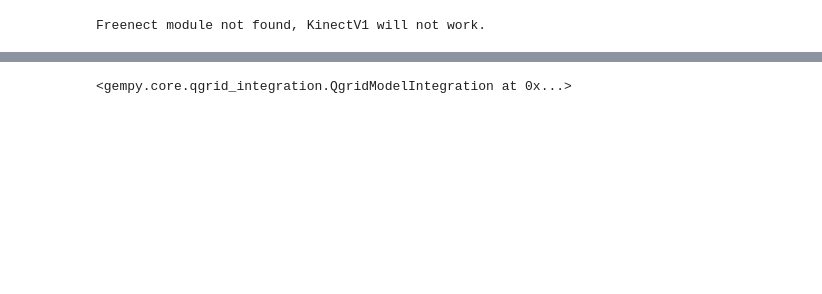
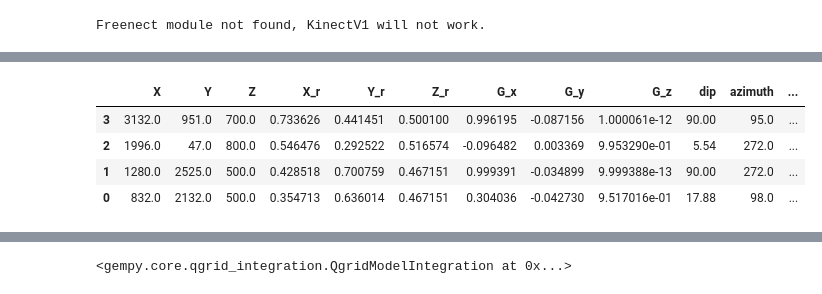
Before and after one commit to cgre-aachen/open_AR_Sandbox, a Jupyter notebook: notebooks/prototypes/model_construction_sandbox_Qgrid.ipynb, the cells around one changed output, grey strips where cells are left out. Cells and saved outputs as stored; diff of their text form; code cells hidden in the pictures; blank space fills up the shorter version.

```diff
--- a/notebooks/prototypes/model_construction_sandbox_Qgrid.ipynb
+++ b/notebooks/prototypes/model_construction_sandbox_Qgrid.ipynb
@@ -107,0 +444,2 @@ Fault colors changed. If you do not like this behavior, set change_color to Fals
+# %%
+geo_model.add_series(['Fault2'])
@@ -107,0 +510,12 @@ Fault colors changed. If you do not like this behavior, set change_color to Fals
+# %%
+geo_model.add_surface_points(X=3232, Y=178, Z=1000, surface='F2')
+geo_model.add_surface_points(X=3132, Y=951, Z=700, surface='F2')
+#geo_model.add_surface_points(X=2962, Y=2184, Z=700, surface='F2')
+
+geo_model.add_orientations(X=3132, Y=951, Z=700, surface='F2', orientation = [95,90,1])
+# %% [output]
+|  | X | Y | Z | X_r | Y_r | Z_r | G_x | G_y | G_z | dip | azimuth | ... |
+| 3 | 3132.0 | 951.0 | 700.0 | 0.733626 | 0.441451 | 0.500100 | 0.996195 | -0.087156 | 1.000061e-12 | 90.00 | 95.0 | ... |
+| 2 | 1996.0 | 47.0 | 800.0 | 0.546476 | 0.292522 | 0.516574 | -0.096482 | 0.003369 | 9.953290e-01 | 5.54 | 272.0 | ... |
+| 1 | 1280.0 | 2525.0 | 500.0 | 0.428518 | 0.700759 | 0.467151 | 0.999391 | -0.034899 | 9.999388e-13 | 90.00 | 272.0 | ... |
+| 0 | 832.0 | 2132.0 | 500.0 | 0.354713 | 0.636014 | 0.467151 | 0.304036 | -0.042730 | 9.517016e-01 | 17.88 | 98.0 | ... |
```
Also changed, not shown: parts of 97 cells of this notebook, 1 other file.
